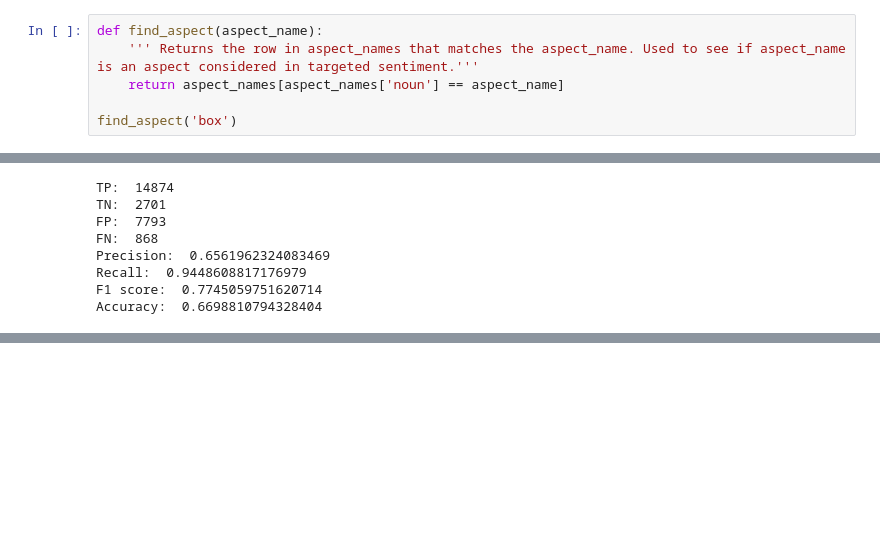
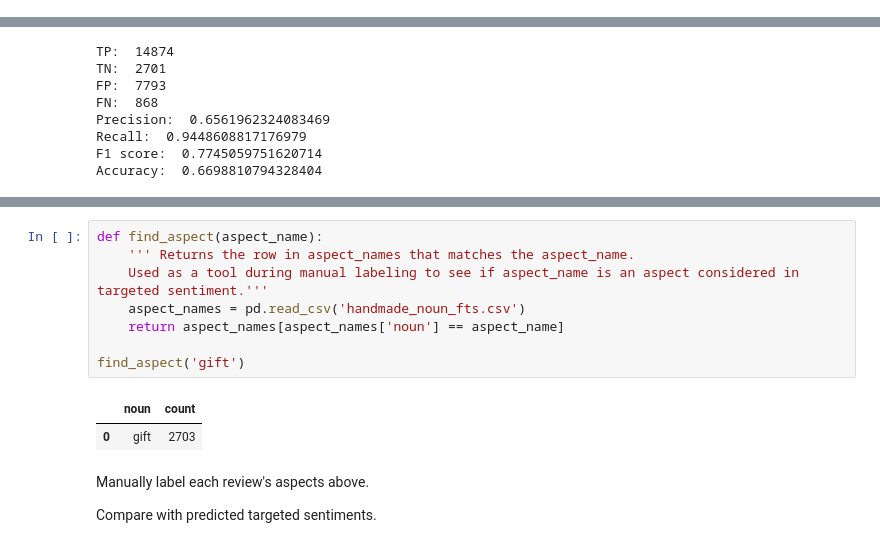
Before and after one commit to emilyguancamole/product-sentiment, a Jupyter notebook: evaluate.ipynb, the cells around one changed output, grey strips where cells are left out. Cells and saved outputs as stored; diff of their text form; blank space fills up the shorter version.

Commit message:
add handmade list of labels

```diff
--- a/evaluate.ipynb
+++ b/evaluate.ipynb
@@ -192,6 +30,0 @@ test_revs_processed = ["receive yesterday chain pop cause piece fall money actua
-# %%
-def find_aspect(aspect_name):
-    ''' Returns the row in aspect_names that matches the aspect_name. Used to see if aspect_name is an aspect considered in targeted sentiment.'''
-    return aspect_names[aspect_names['noun'] == aspect_name]
-
-find_aspect('box')
@@ -299,0 +354,15 @@ Accuracy:  0.6698810794328404
+# %%
+def find_aspect(aspect_name):
+    ''' Returns the row in aspect_names that matches the aspect_name.
+    Used as a tool during manual labeling to see if aspect_name is an aspect considered in targeted sentiment.'''
+    aspect_names = pd.read_csv('handmade_noun_fts.csv')
+    return aspect_names[aspect_names['noun'] == aspect_name]
+
+find_aspect('gift')
+# %% [output]
+|  | noun | count |
+| 0 | gift | 2703 |
+# %% [markdown]
+Manually label each review's aspects above.
+
+Compare with predicted targeted sentiments.
```
Also changed, not shown: parts of 26 cells of this notebook.
